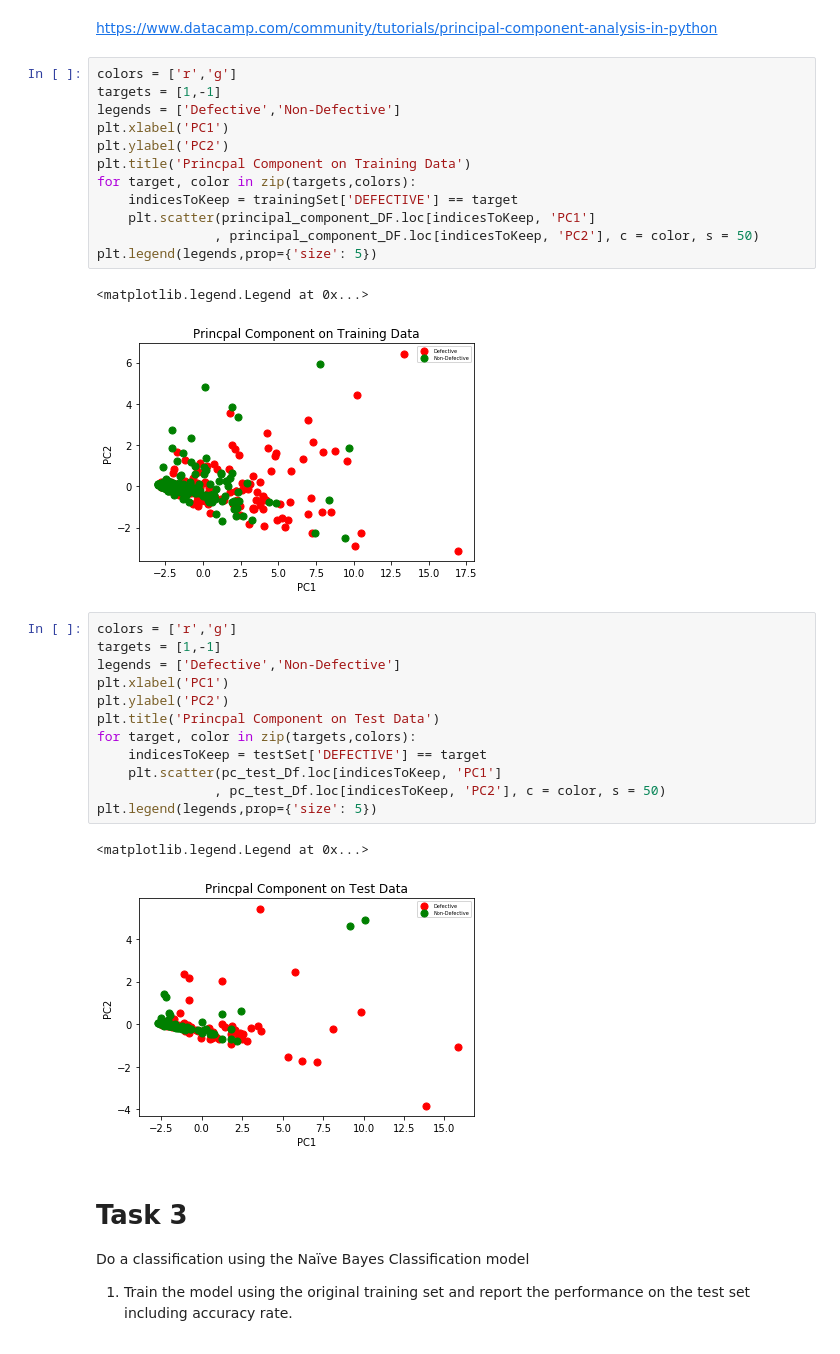
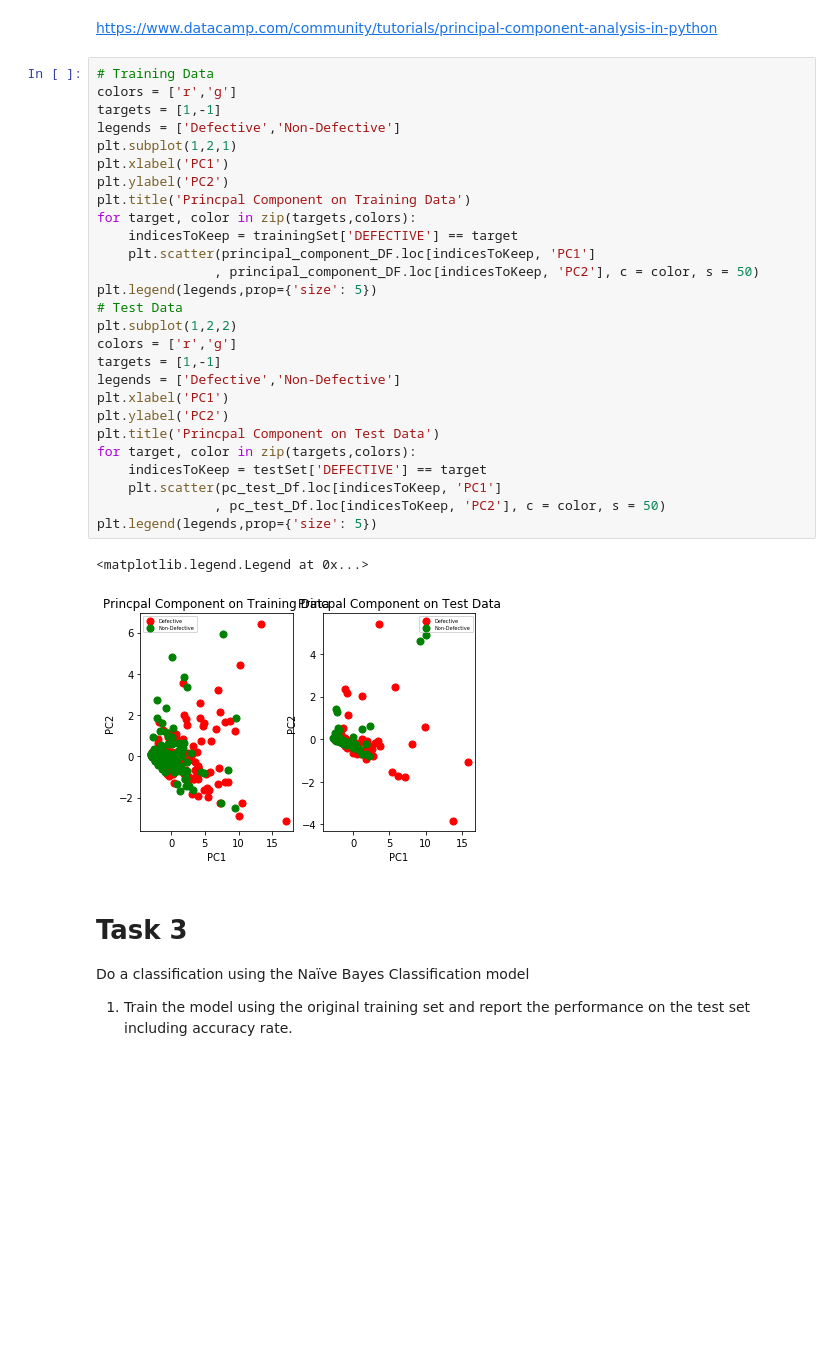
Before and after one commit to ethender/MastersProject, a Jupyter notebook: 19024775.ipynb, the cells around one changed output. Cells and saved outputs as stored; diff of their text form; blank space fills up the shorter version.

Commit message:
Shown PCA For test and validation set as side by side. Not Individual. This closes #3

```diff
--- a/19024775.ipynb
+++ b/19024775.ipynb
@@ -188,35 +183,35 @@ plt.plot(pca.explained_variance_, 'ro-', linewidth=2)
 # %% [markdown]
 https://www.datacamp.com/community/tutorials/principal-component-analysis-in-python
 # %%
+# Training Data
 colors = ['r','g']
 targets = [1,-1]
 legends = ['Defective','Non-Defective']
+plt.subplot(1,2,1)
 plt.xlabel('PC1')
 plt.ylabel('PC2')
 plt.title('Princpal Component on Training Data')
 for target, color in zip(targets,colors):
     indicesToKeep = trainingSet['DEFECTIVE'] == target
     plt.scatter(principal_component_DF.loc[indicesToKeep, 'PC1']
                , principal_component_DF.loc[indicesToKeep, 'PC2'], c = color, s = 50)
 plt.legend(legends,prop={'size': 5})
+# Test Data
+plt.subplot(1,2,2)
+colors = ['r','g']
+targets = [1,-1]
+legends = ['Defective','Non-Defective']
+plt.xlabel('PC1')
+plt.ylabel('PC2')
+plt.title('Princpal Component on Test Data')
+for target, color in zip(targets,colors):
+    indicesToKeep = testSet['DEFECTIVE'] == target
+    plt.scatter(pc_test_Df.loc[indicesToKeep, 'PC1']
+               , pc_test_Df.loc[indicesToKeep, 'PC2'], c = color, s = 50)
+plt.legend(legends,prop={'size': 5})
 # %% [output]
 <matplotlib.legend.Legend at 0x...>
-[figure, old version]
+[figure, new version]
-# %%
-colors = ['r','g']
-targets = [1,-1]
-legends = ['Defective','Non-Defective']
-plt.xlabel('PC1')
-plt.ylabel('PC2')
-plt.title('Princpal Component on Test Data')
-for target, color in zip(targets,colors):
-    indicesToKeep = testSet['DEFECTIVE'] == target
-    plt.scatter(pc_test_Df.loc[indicesToKeep, 'PC1']
-               , pc_test_Df.loc[indicesToKeep, 'PC2'], c = color, s = 50)
-plt.legend(legends,prop={'size': 5})
-# %% [output]
-<matplotlib.legend.Legend at 0x...>
-[figure, removed]
 # %% [markdown]
 <h1>Task 3</h1>
 <p>
```
Also changed, not shown: parts of 2 cells of this notebook.
